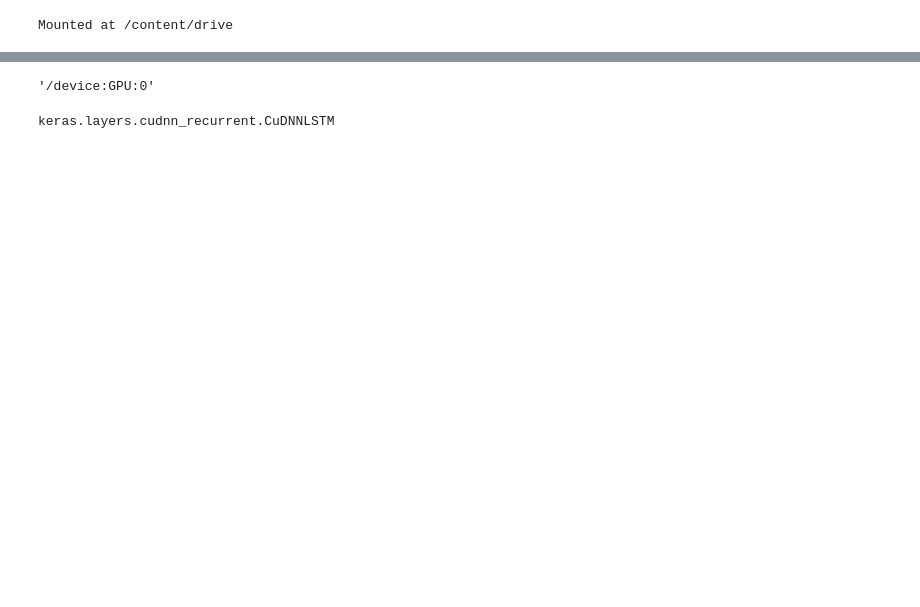
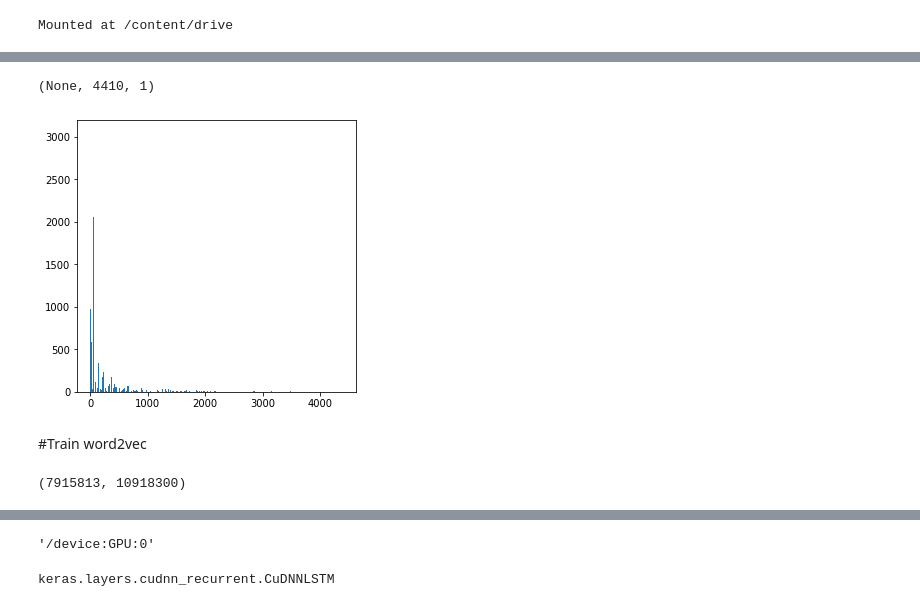
Before and after one commit to namlv97/biLSTM-vietnamese-uit-student-feedbacks, a Jupyter notebook: biLSTM_Vietnamese_uit_student_feedbacks.ipynb, the cells around one changed output, grey strips where cells are left out. Saved outputs shown, nothing was run; the diff lists cells and outputs as text; code cells hidden in the pictures; blank space fills up the shorter version.

```diff
--- a/biLSTM_Vietnamese_uit_student_feedbacks.ipynb
+++ b/biLSTM_Vietnamese_uit_student_feedbacks.ipynb
@@ -196,0 +174,5 @@ def create_input_ids(sample):
+# %%
+all_pos_tags=[s[1] for s in train_x]
+all_pos_tags=list(chain.from_iterable(all_pos_tags))
+# %%
+counter=Counter(all_pos_tags)
@@ -196,0 +192,14 @@ def create_input_ids(sample):
+# %%
+x,y=list(range(1,len(counter)+1)),list(counter.values())
+# %%
+def seq_len_visualizer(x,y):
+  fig, ax = plt.subplots(1, 1, sharex=True, sharey=True,figsize=(5,5))
+  ax.bar(x,y)
+  fig.show()
+# %%
+seq_len_visualizer(x,y),max(x),min(x)
+# %% [output]
+(None, 4410, 1)
+[figure, added]
+# %% [markdown]
+#Train word2vec
@@ -196,0 +221,5 @@ def create_input_ids(sample):
+# %%
+w2v_model.train(word_sents, total_examples=w2v_model.corpus_count, epochs=100, report_delay=1,compute_loss=True)
+p2v_model.train(pos_sents, total_examples=p2v_model.corpus_count, epochs=100, report_delay=1,compute_loss=True)
+# %% [output]
+(7915813, 10918300)
```
Also changed, not shown: parts of 74 cells of this notebook.
